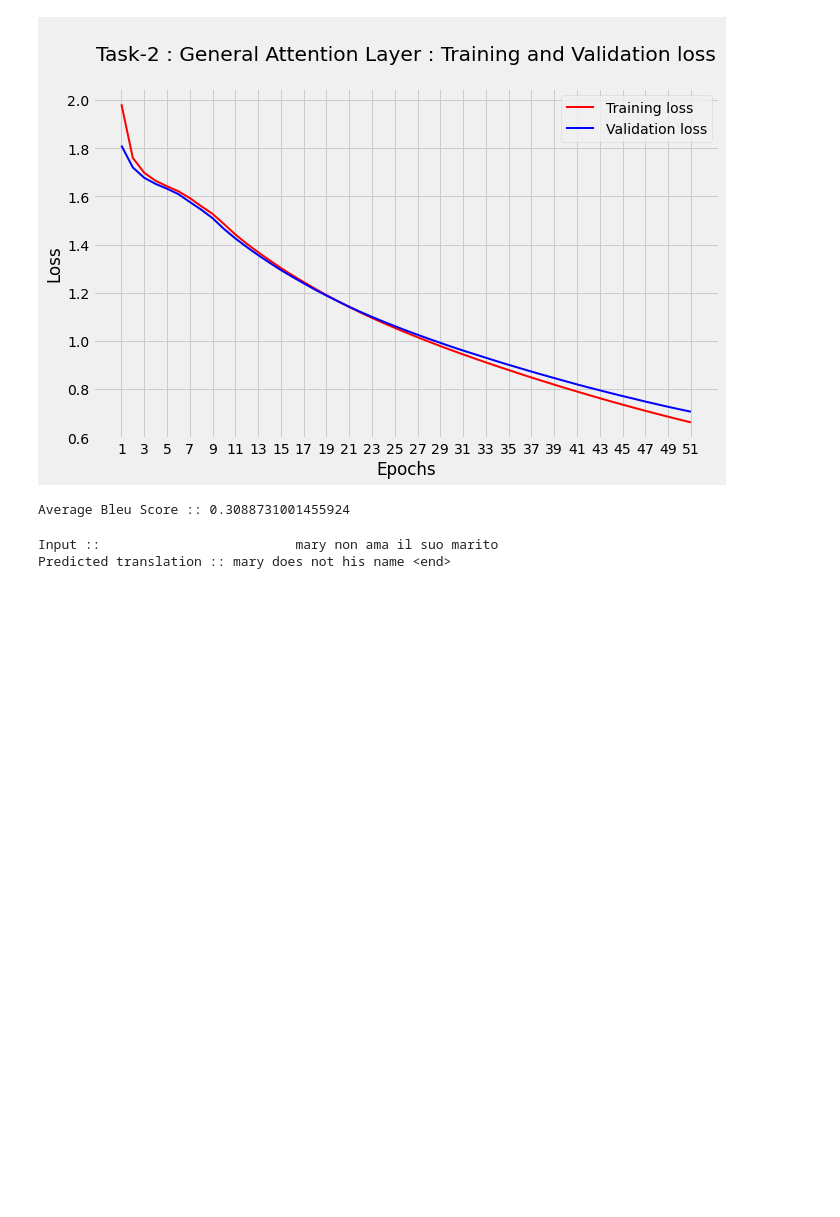
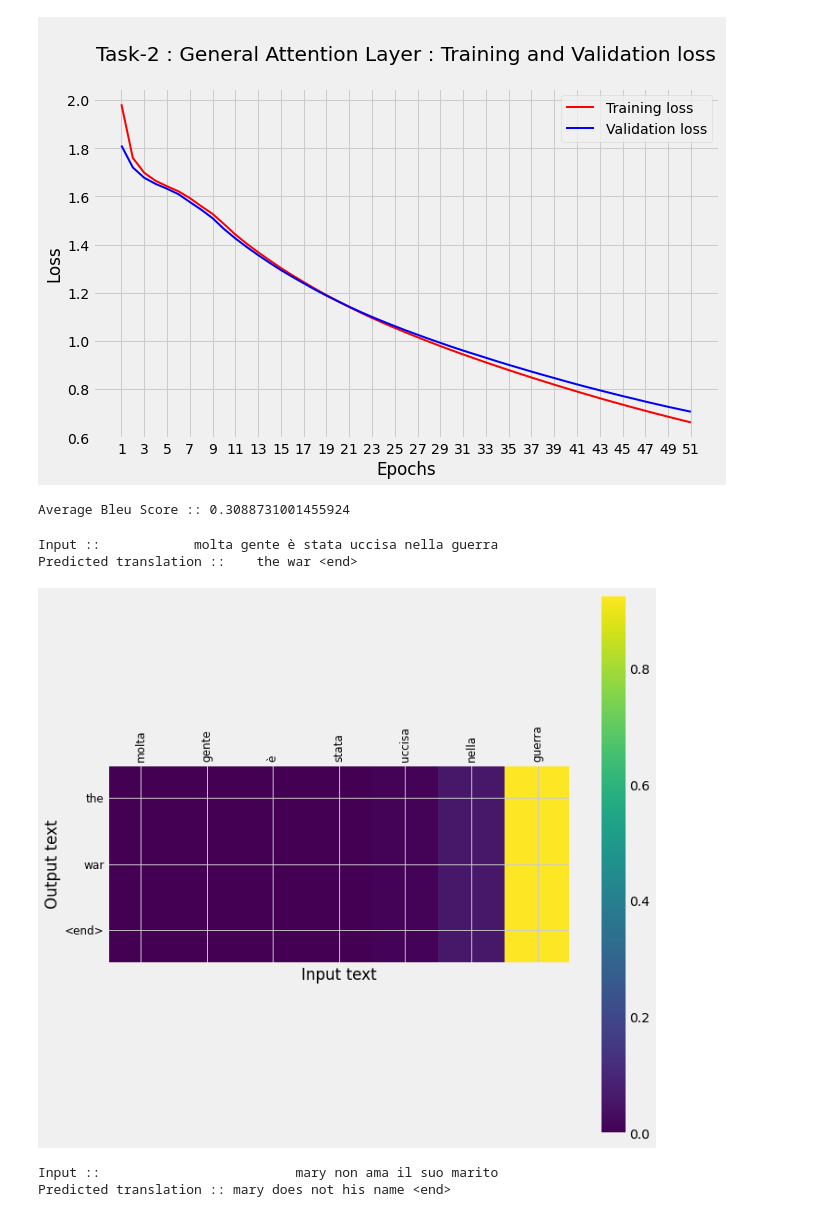
Before and after one commit to jishnukoliyadan/AAIC_Course_Works, a Jupyter notebook: 28_NLP_Attention_Mechanism/28_NLP_Attention_Mechanism.ipynb, the cells around one changed output. Cells and saved outputs as stored; diff of their text form; code cells hidden in the pictures; blank space fills up the shorter version.

```diff
--- a/28_NLP_Attention_Mechanism/28_NLP_Attention_Mechanism.ipynb
+++ b/28_NLP_Attention_Mechanism/28_NLP_Attention_Mechanism.ipynb
@@ -1429,7 +1536,8 @@ Predicted translation :: mary is not love his girlfriend <end>
 # https://www.nltk.org/_modules/nltk/translate/bleu_score.html
 
 
-model_2_general = encoder_decoder(enc_vocab_size = vocab_size_ita + 1, dec_vocab_size = vocab_size_eng + 1,
+model_2_general = encoder_decoder(enc_vocab_size = vocab_size_ita + 1,
+                dec_vocab_size = vocab_size_eng + 1,
                 en_embedding_size = 100, dec_embedding_size = 100,
                 en_lstm_size = 256, de_lstm_size = 256,
                 en_input_length = MAX_INPUT_LEN, de_input_length = MAX_INPUT_LEN,
@@ -1444,8 +1552,9 @@ valid_steps = validation.shape[0]//BATCH_SIZE
 
 tensorBord = call_back_tBoard('logs_general')
 
-task_2_general = model_2_general.fit(x = train_dataloader, validation_data = test_dataloader, epochs = EPOCH, steps_per_epoch = train_steps, validation_steps = valid_steps,
-                     callbacks = [tensorBord])
+task_2_general = model_2_general.fit(x = train_dataloader, validation_data = test_dataloader, \
+                    epochs = EPOCH, steps_per_epoch = train_steps, validation_steps = valid_steps,
+                    callbacks = [tensorBord])
 # %% [output]
 Epoch 1/51
 559/559 [==============================] - 292s 355ms/step - loss: 1.9827 - val_loss: 1.8112
@@ -1478,6 +1588,12 @@ for g_t, p_r in zip(g_truth, predicted_ressult):
 print(f'Average Bleu Score :: {np.mean(avg_bleu_score_att)}')
 # %% [output]
 Average Bleu Score :: 0.3088731001455924
+# %%
+plot_attention('molta gente è stata uccisa nella guerra', model_2_general)
+# %% [output]
+Input ::            molta gente è stata uccisa nella guerra
+Predicted translation ::    the war <end>
+[figure, added]
 # %%
 plot_attention('mary non ama il suo marito', model_2_general)
 # %% [output]
```
Also changed, not shown: parts of 35 cells of this notebook, 1 other file.
